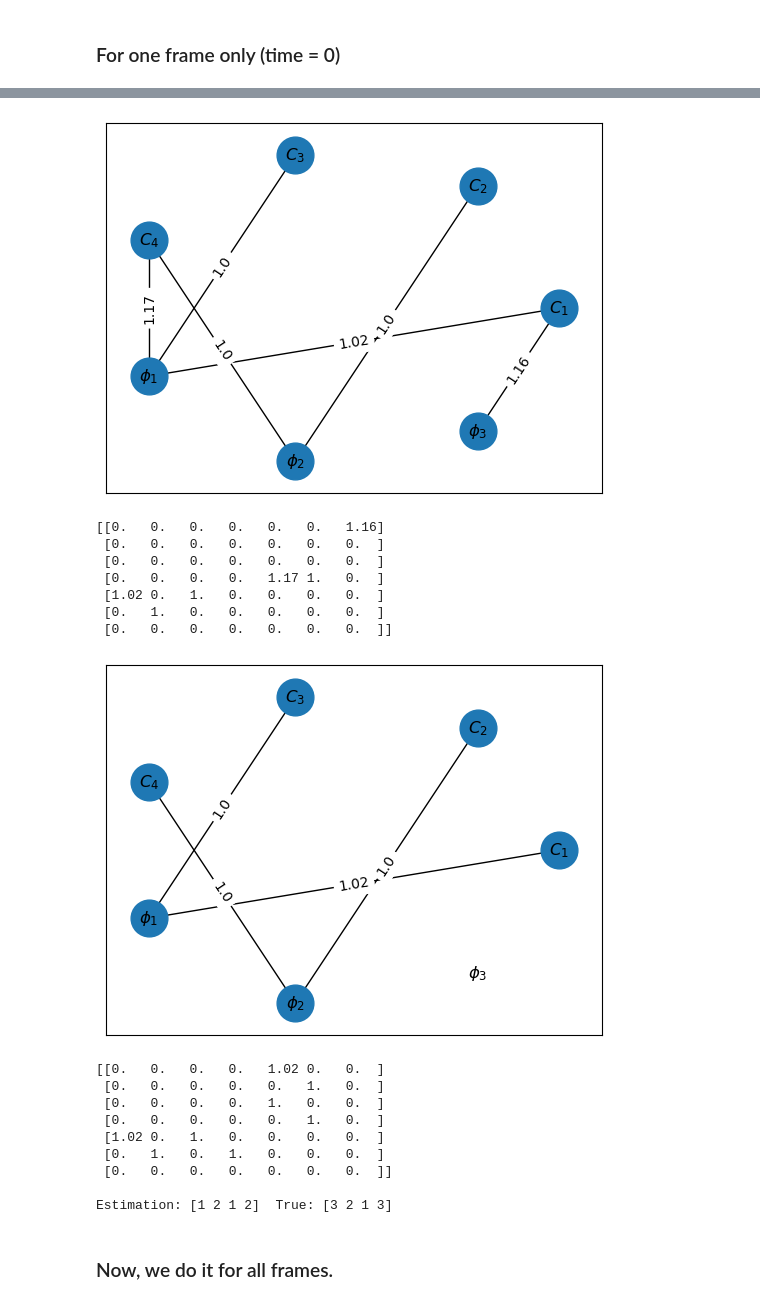
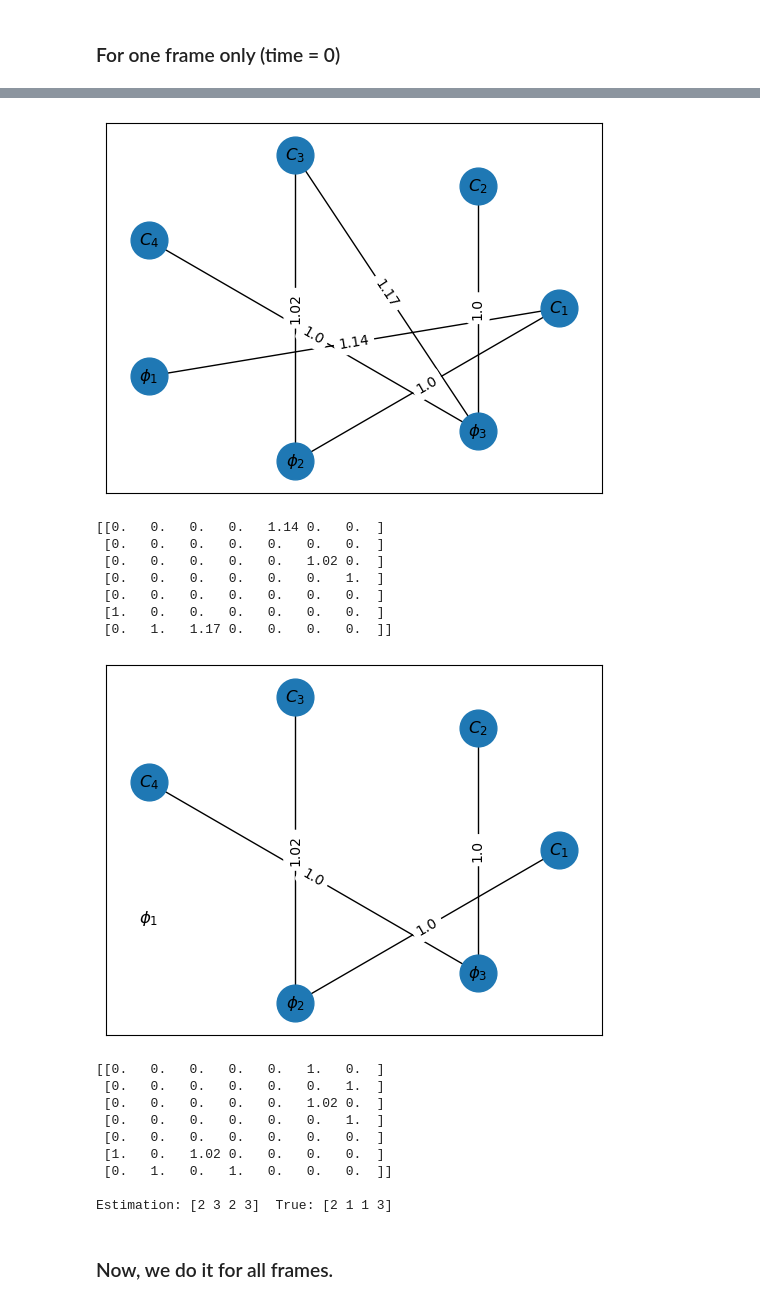
Before and after one commit to leobt23/ADRI, a Jupyter notebook: Projets_final/final1/Class1_FINAL.ipynb, the cells around one changed output, grey strips where cells are left out. Saved outputs shown, nothing was run; the diff lists cells and outputs as text; code cells hidden in the pictures.

```diff
--- a/Projets_final/final1/Class1_FINAL.ipynb
+++ b/Projets_final/final1/Class1_FINAL.ipynb
@@ -940,7 +934,8 @@ node_labels = clients + phases
 # recreating the data
 n_customers = 4
 phase = randint(1, 4, n_customers)
-phase = np.array([3,2,1,3])
+phase = get_original_phase(3,4)
+#phase = np.array([3,2,1,3])
 X,Y = createXY(raw_data,phase,sigma=0)
 
 # create the matrix of the graph
@@ -976,21 +971,21 @@ print('\nEstimation:',assignment,' True:',phase)
-[figure, old version]
+[figure, new version]
-[[0.   0.   0.   0.   0.   0.   1.16]
+[[0.   0.   0.   0.   1.14 0.   0.  ]
  [0.   0.   0.   0.   0.   0.   0.  ]
+ [0.   0.   0.   0.   0.   1.02 0.  ]
+ [0.   0.   0.   0.   0.   0.   1.  ]
  [0.   0.   0.   0.   0.   0.   0.  ]
- [0.   0.   0.   0.   1.17 1.   0.  ]
- [1.02 0.   1.   0.   0.   0.   0.  ]
- [0.   1.   0.   0.   0.   0.   0.  ]
- [0.   0.   0.   0.   0.   0.   0.  ]]
+ [1.   0.   0.   0.   0.   0.   0.  ]
+ [0.   1.   1.17 0.   0.   0.   0.  ]]
-[figure, old version]
+[figure, new version]
-[[0.   0.   0.   0.   1.02 0.   0.  ]
- [0.   0.   0.   0.   0.   1.   0.  ]
- [0.   0.   0.   0.   1.   0.   0.  ]
- [0.   0.   0.   0.   0.   1.   0.  ]
- [1.02 0.   1.   0.   0.   0.   0.  ]
- [0.   1.   0.   1.   0.   0.   0.  ]
- [0.   0.   0.   0.   0.   0.   0.  ]]
+[[0.   0.   0.   0.   0.   1.   0.  ]
+ [0.   0.   0.   0.   0.   0.   1.  ]
+ [0.   0.   0.   0.   0.   1.02 0.  ]
+ [0.   0.   0.   0.   0.   0.   1.  ]
+ [0.   0.   0.   0.   0.   0.   0.  ]
+ [1.   0.   1.02 0.   0.   0.   0.  ]
+ [0.   1.   0.   1.   0.   0.   0.  ]]
 
-Estimation: [1 2 1 2]  True: [3 2 1 3]
+Estimation: [2 3 2 3]  True: [2 1 1 3]
 # %% [markdown]
 ### Now, we do it for all frames.
 # %%
```
Also changed, not shown: parts of 11 cells of this notebook, 1 other file.
